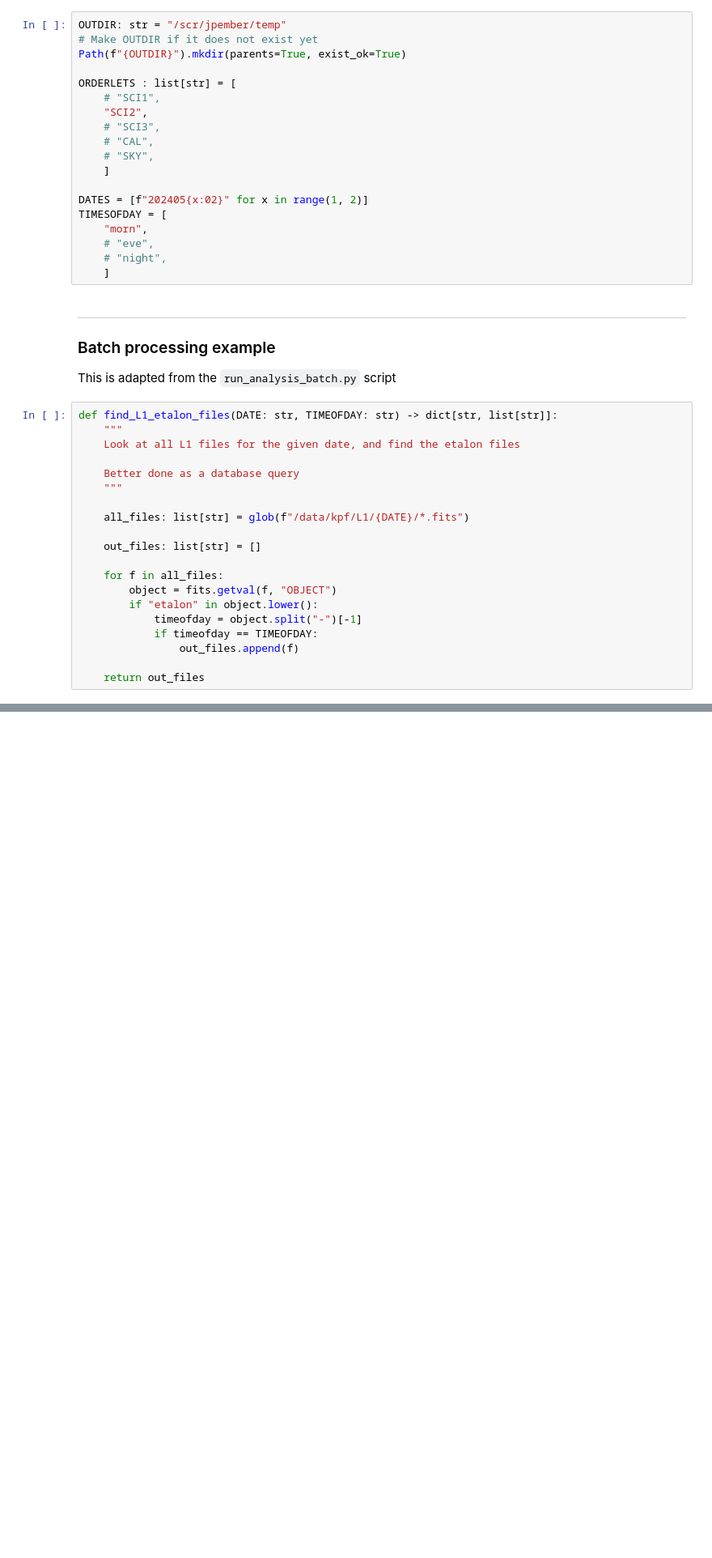
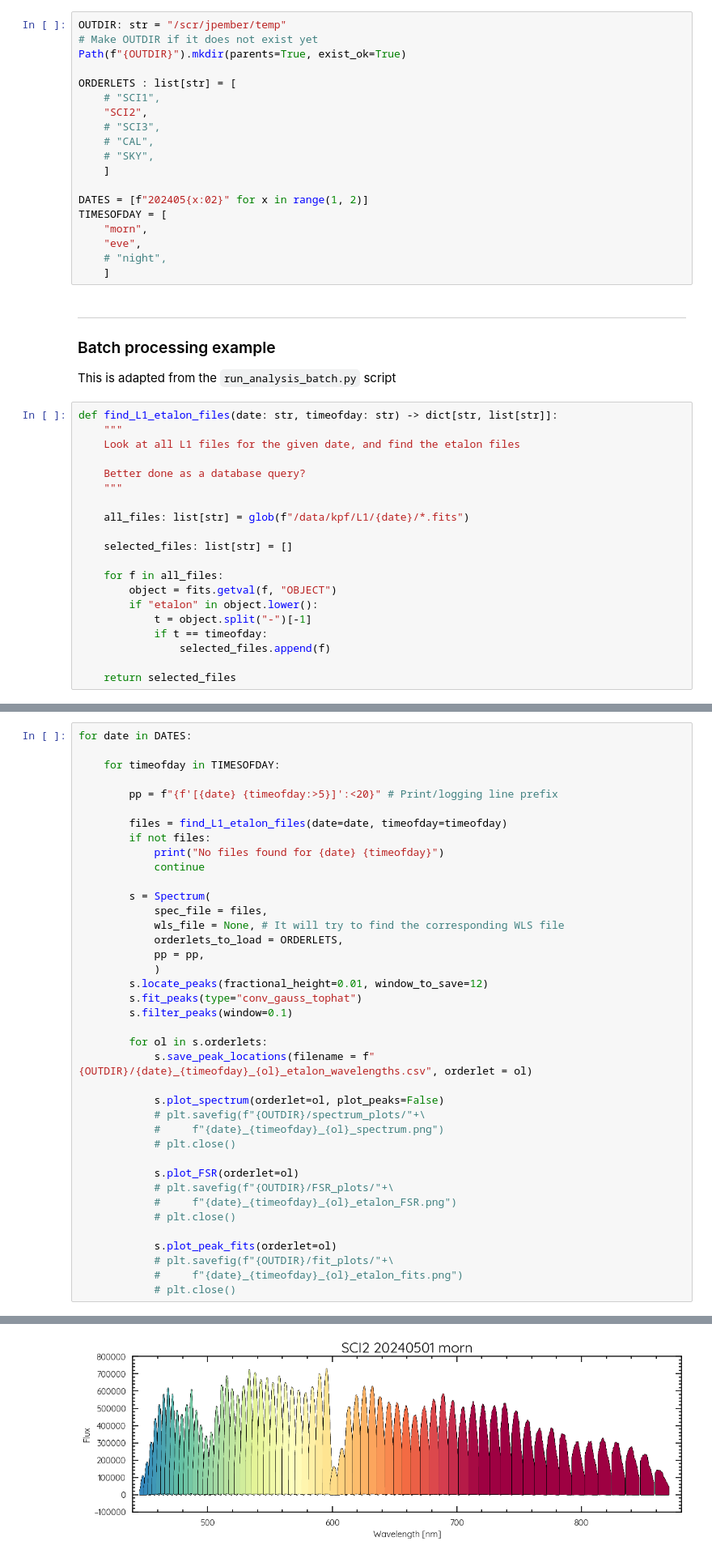
Before and after one commit to pemberj/polly-kpf, a Jupyter notebook: example_notebook.ipynb, the cells around one changed output, grey strips where cells are left out. Shown at 81% size. Saved outputs shown, nothing was run; the diff lists cells and outputs as text; blank space fills up the shorter version.

```diff
--- a/example_notebook.ipynb
+++ b/example_notebook.ipynb
@@ -57,7 +59,7 @@ ORDERLETS : list[str] = [
 DATES = [f"202405{x:02}" for x in range(1, 2)]
 TIMESOFDAY = [
     "morn",
-    # "eve",
+    "eve",
     # "night",
     ]
 # %% [markdown]
@@ -67,22 +69,22 @@ TIMESOFDAY = [
 
 This is adapted from the `run_analysis_batch.py` script
 # %%
-def find_L1_etalon_files(DATE: str, TIMEOFDAY: str) -> dict[str, list[str]]:
+def find_L1_etalon_files(date: str, timeofday: str) -> dict[str, list[str]]:
     """
     Look at all L1 files for the given date, and find the etalon files
 
-    Better done as a database query
+    Better done as a database query?
     """
 
-    all_files: list[str] = glob(f"/data/kpf/L1/{DATE}/*.fits")
+    all_files: list[str] = glob(f"/data/kpf/L1/{date}/*.fits")
 
-    out_files: list[str] = []
+    selected_files: list[str] = []
 
     for f in all_files:
         object = fits.getval(f, "OBJECT")
         if "etalon" in object.lower():
-            timeofday = object.split("-")[-1]
-            if timeofday == TIMEOFDAY:
-                out_files.append(f)
+            t = object.split("-")[-1]
+            if t == timeofday:
+                selected_files.append(f)
 
-    return out_files
+    return selected_files
@@ -129,0 +91,40 @@ for DATE in DATES:
+# %%
+for date in DATES:
+
+    for timeofday in TIMESOFDAY:
+
+        pp = f"{f'[{date} {timeofday:>5}]':<20}" # Print/logging line prefix
+
+        files = find_L1_etalon_files(date=date, timeofday=timeofday)
+        if not files:
+            print("No files found for {date} {timeofday}")
+            continue
+
+        s = Spectrum(
+            spec_file = files,
+            wls_file = None, # It will try to find the corresponding WLS file
+            orderlets_to_load = ORDERLETS,
+            pp = pp,
+            )
+        s.locate_peaks(fractional_height=0.01, window_to_save=12)
+        s.fit_peaks(type="conv_gauss_tophat")
+        s.filter_peaks(window=0.1)
+
+        for ol in s.orderlets:
+            s.save_peak_locations(filename = f"{OUTDIR}/{date}_{timeofday}_{ol}_etalon_wavelengths.csv", orderlet = ol)
+
+            s.plot_spectrum(orderlet=ol, plot_peaks=False)
+            # plt.savefig(f"{OUTDIR}/spectrum_plots/"+\
+            #     f"{date}_{timeofday}_{ol}_spectrum.png")
+            # plt.close()
+
+            s.plot_FSR(orderlet=ol)
+            # plt.savefig(f"{OUTDIR}/FSR_plots/"+\
+            #     f"{date}_{timeofday}_{ol}_etalon_FSR.png")
+            # plt.close()
+
+            s.plot_peak_fits(orderlet=ol)
+            # plt.savefig(f"{OUTDIR}/fit_plots/"+\
+            #     f"{date}_{timeofday}_{ol}_etalon_fits.png")
+            # plt.close()
+# %% [output]
@@ -129,0 +149 @@ for DATE in DATES:
+[figure, added]
```
Also changed, not shown: parts of 11 cells of this notebook, 1 other file.
